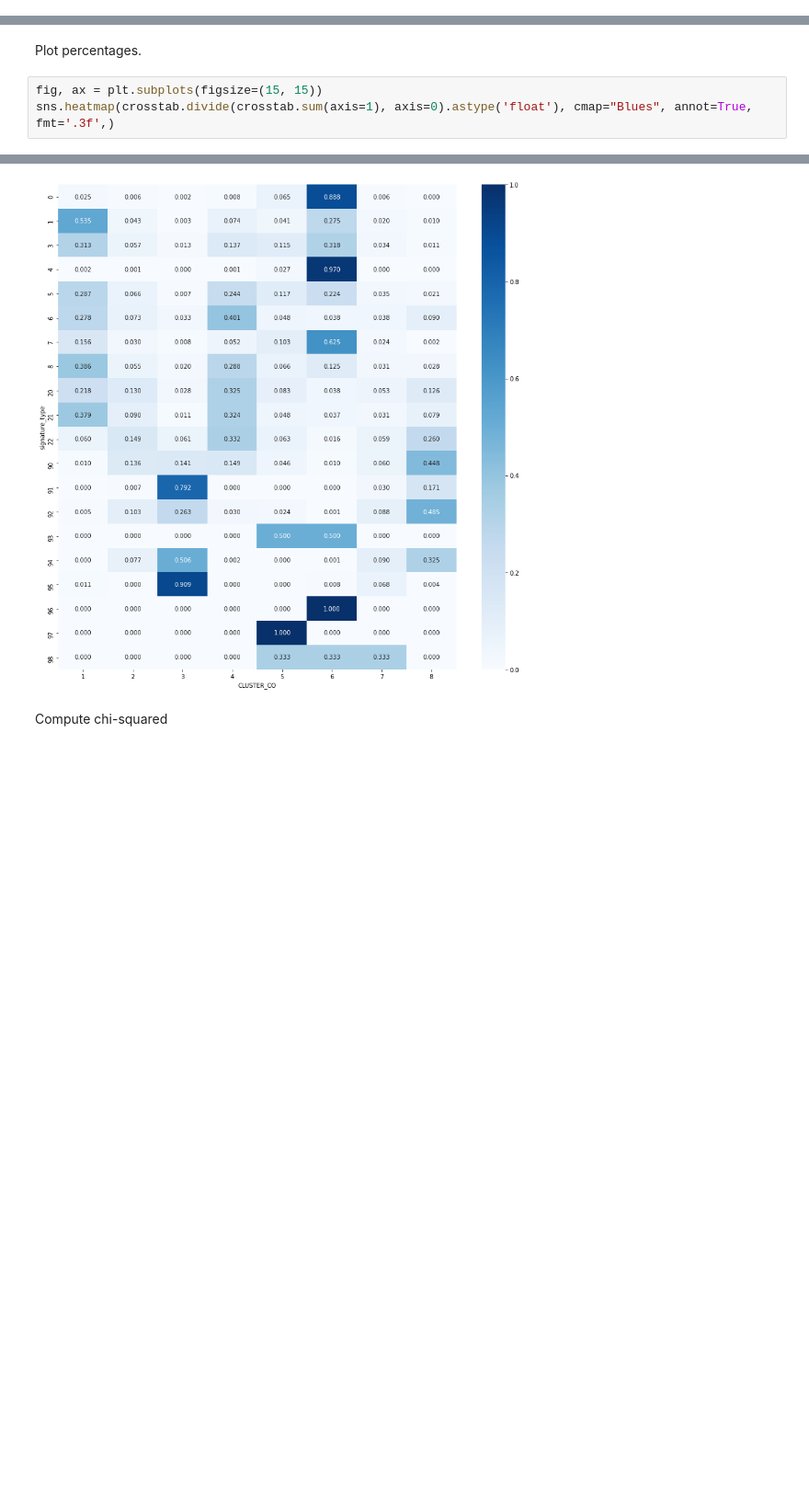
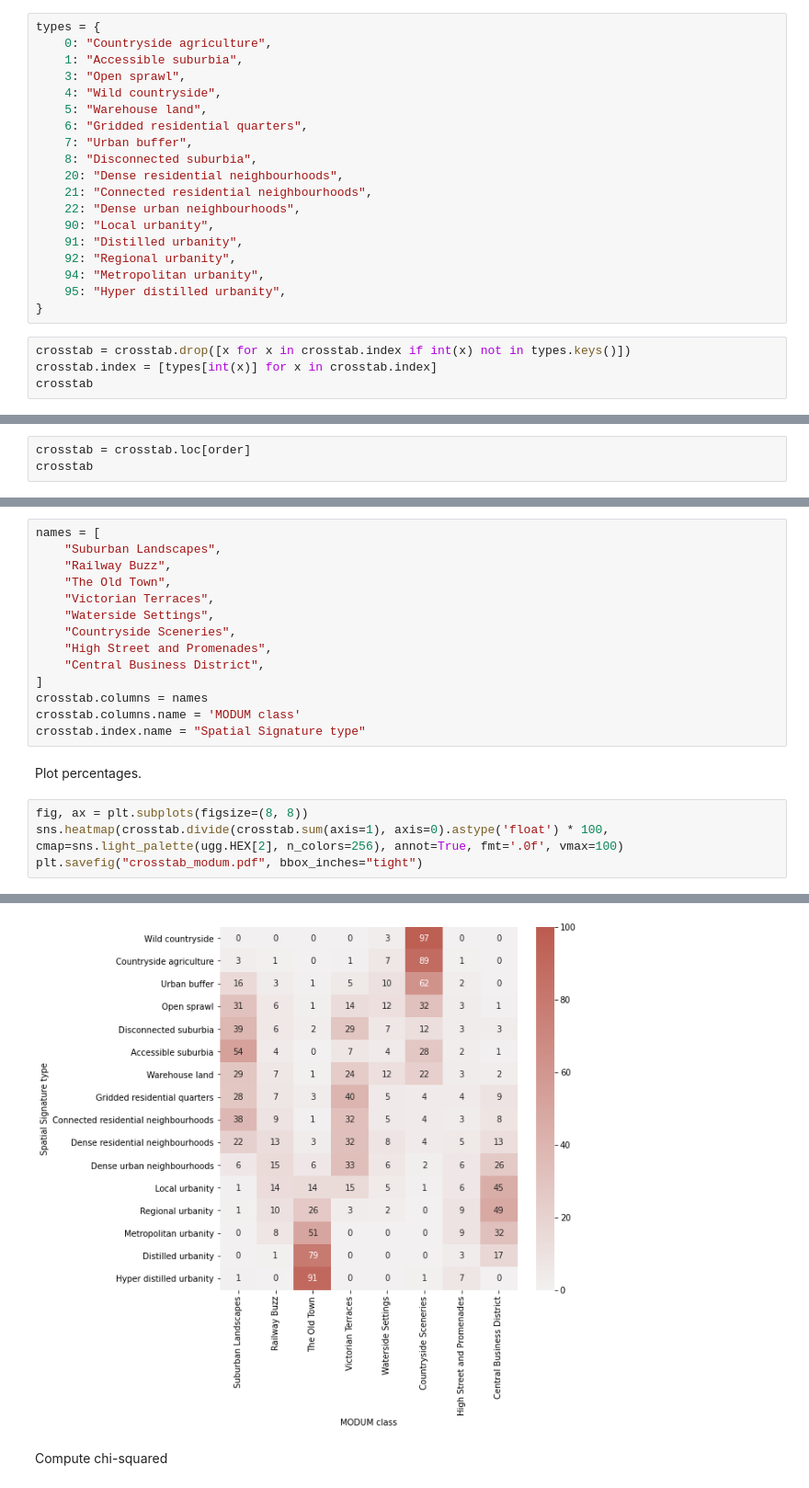
Before and after one commit to urbangrammarai/spatial_signatures, a Jupyter notebook: clusters/validation.ipynb, the cells around one changed output, grey strips where cells are left out. Shown at 92% size. Drawn from its saved outputs; the diff is of its cells as text; blank space fills up the shorter version.

```diff
--- a/clusters/validation.ipynb
+++ b/clusters/validation.ipynb
@@ -248,0 +322,23 @@ crosstab.to_parquet("../../urbangrammar_samba/spatial_signatures/validation/ctab
+# %%
+types = {
+    0: "Countryside agriculture",
+    1: "Accessible suburbia",
+    3: "Open sprawl",
+    4: "Wild countryside",
+    5: "Warehouse land",
+    6: "Gridded residential quarters",
+    7: "Urban buffer",
+    8: "Disconnected suburbia",
+    20: "Dense residential neighbourhoods",
+    21: "Connected residential neighbourhoods",
+    22: "Dense urban neighbourhoods",
+    90: "Local urbanity",
+    91: "Distilled urbanity",
+    92: "Regional urbanity",
+    94: "Metropolitan urbanity",
+    95: "Hyper distilled urbanity",
+}
+# %%
+crosstab = crosstab.drop([x for x in crosstab.index if int(x) not in types.keys()])
+crosstab.index = [types[int(x)] for x in crosstab.index]
+crosstab
@@ -248,0 +363,3 @@ crosstab.to_parquet("../../urbangrammar_samba/spatial_signatures/validation/ctab
+# %%
+crosstab = crosstab.loc[order]
+crosstab
@@ -249,6 +384,21 @@ crosstab.to_parquet("../../urbangrammar_samba/spatial_signatures/validation/ctab
+# %%
+names = [
+    "Suburban Landscapes",
+    "Railway Buzz",
+    "The Old Town",
+    "Victorian Terraces",
+    "Waterside Settings",
+    "Countryside Sceneries",
+    "High Street and Promenades",
+    "Central Business District",
+]
+crosstab.columns = names
+crosstab.columns.name = 'MODUM class'
+crosstab.index.name = "Spatial Signature type"
 # %% [markdown]
 Plot percentages.
 # %%
-fig, ax = plt.subplots(figsize=(15, 15))
-sns.heatmap(crosstab.divide(crosstab.sum(axis=1), axis=0).astype('float'), cmap="Blues", annot=True, fmt='.3f',)
+fig, ax = plt.subplots(figsize=(8, 8))
+sns.heatmap(crosstab.divide(crosstab.sum(axis=1), axis=0).astype('float') * 100, cmap=sns.light_palette(ugg.HEX[2], n_colors=256), annot=True, fmt='.0f', vmax=100)
+plt.savefig("crosstab_modum.pdf", bbox_inches="tight")
 # %% [output]
@@ -256,4 +405,4 @@ sns.heatmap(crosstab.divide(crosstab.sum(axis=1), axis=0).astype('float'), cmap=
-[figure, old version]
+[figure, new version]
 # %% [markdown]
 Compute chi-squared
 # %%
```
Also changed, not shown: parts of 18 cells of this notebook, 1 other file.
